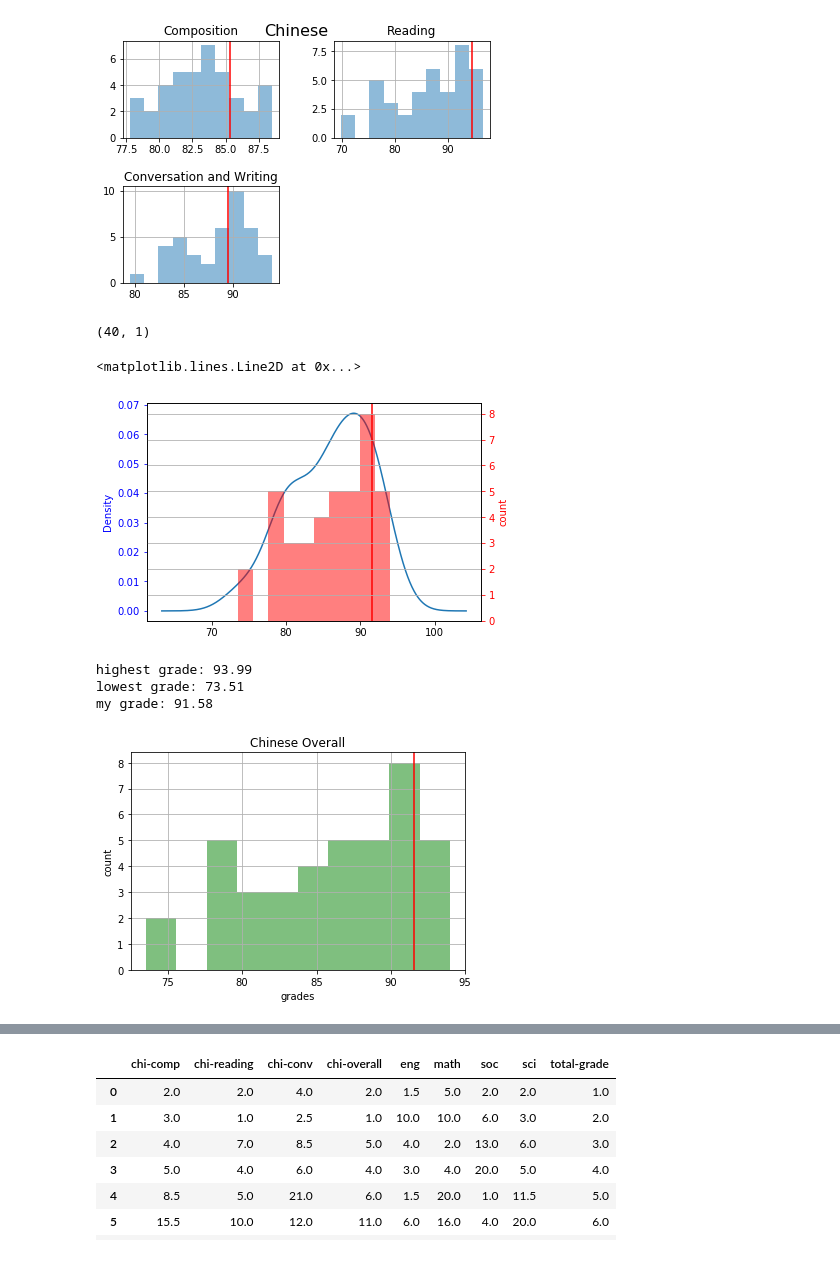
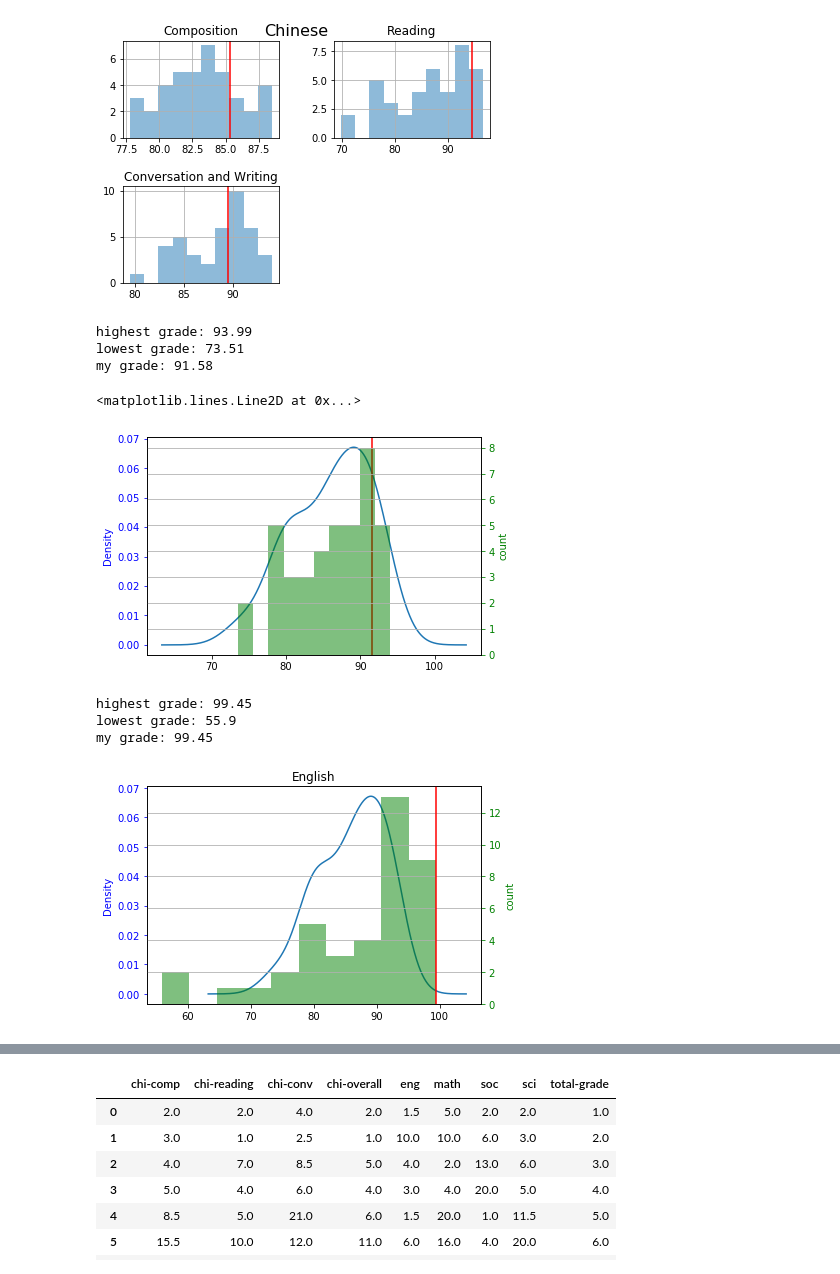
Before and after one commit to jamescchuang/AIAM2, a Jupyter notebook: week2/10702-mid-term.ipynb, the cells around one changed output, grey strips where cells are left out. Drawn from its saved outputs; the diff is of its cells as text; code cells hidden in the pictures.

```diff
--- a/week2/10702-mid-term.ipynb
+++ b/week2/10702-mid-term.ipynb
@@ -58,42 +58,51 @@ plt.subplots_adjust(top=0.92, bottom=0.08, left=0.10, right=0.95, hspace=0.5,
                     wspace=0.35)
 # %% [output]
 [figure]
-# %%
-df.loc[:,'chi-overall'].sort_values().values.reshape(-1, 1).shape
-# %% [output]
-(40, 1)
 # %%
+print('highest grade:', df.loc[:,'chi-overall'].max())
+print('lowest grade:', df.loc[:,'chi-overall'].min())
+print('my grade:', df.loc[4,'chi-overall'].min())
+
 fig, ax1 = plt.subplots()
 # pdf = stats.norm.pdf(df.loc[:,'chi-overall'].sort_values(), df.loc[:,'chi-overall'].mean(), df.loc[:,'chi-overall'].std())
 # ax1.plot(df.loc[:,'chi-overall'].sort_values(), pdf, color = 'b')
-ax1.set_ylabel('normalized', color='b')
+ax1.set_ylabel('Density', color='b')
 ax1.tick_params('y', colors='b')
 df.loc[:,'chi-overall'].plot.kde()
 
 ax2 = ax1.twinx()
-ax2.set_ylabel('count', color='r')
-ax2.tick_params('y', colors='r')
-df.loc[:,'chi-overall'].hist(color='r', alpha=0.5, bins=10)
+ax2.set_ylabel('count', color='g')
+ax2.tick_params('y', colors='g')
+df.loc[:,'chi-overall'].hist(color='g', alpha=0.5, bins=10)
 ax1.axvline(x=df.loc[4,'chi-overall'], color='r', linestyle='-')
 # %% [output]
-<matplotlib.lines.Line2D at 0x...>
+highest grade: 93.99
+lowest grade: 73.51
+my grade: 91.58
+<matplotlib.lines.Line2D at 0x...>
-[figure, old version]
+[figure, new version]
 # %%
-print('highest grade:', df.loc[:,'chi-overall'].max())
-print('lowest grade:', df.loc[:,'chi-overall'].min())
-print('my grade:', df.loc[4,'chi-overall'].min())
+print('highest grade:', df.loc[:,'eng'].max())
+print('lowest grade:', df.loc[:,'eng'].min())
+print('my grade:', df.loc[4,'eng'].min())
 
 fig, ax1 = plt.subplots()
-df.loc[:,'chi-overall'].hist(color='g', alpha=0.5, bins=10)
-plt.title('Chinese Overall')
-ax1.set_xlabel('grades')
-ax1.set_ylabel('count')
-ax1.axvline(x=df.loc[4,'chi-overall'], color='r', linestyle='-')
 
+ax1.set_ylabel('Density', color='b')
+ax1.tick_params('y', colors='b')
+df.loc[:,'chi-overall'].plot.kde()
+
+ax2 = ax1.twinx()
+df.loc[:,'eng'].hist(alpha=0.5, bins=10, color='g')
+plt.title('English')
+ax2.set_xlabel('grades')
+ax2.tick_params('y', colors='g')
+ax2.set_ylabel('count', color='g')
+plt.axvline(x=df.loc[4,'eng'], color='r', linestyle='-')
 plt.show()
 # %% [output]
-highest grade: 93.99
-lowest grade: 73.51
-my grade: 91.58
+highest grade: 99.45
+lowest grade: 55.9
+my grade: 99.45
-[figure, old version]
+[figure, new version]
 # %%
```
Also changed, not shown: parts of 6 cells of this notebook.
